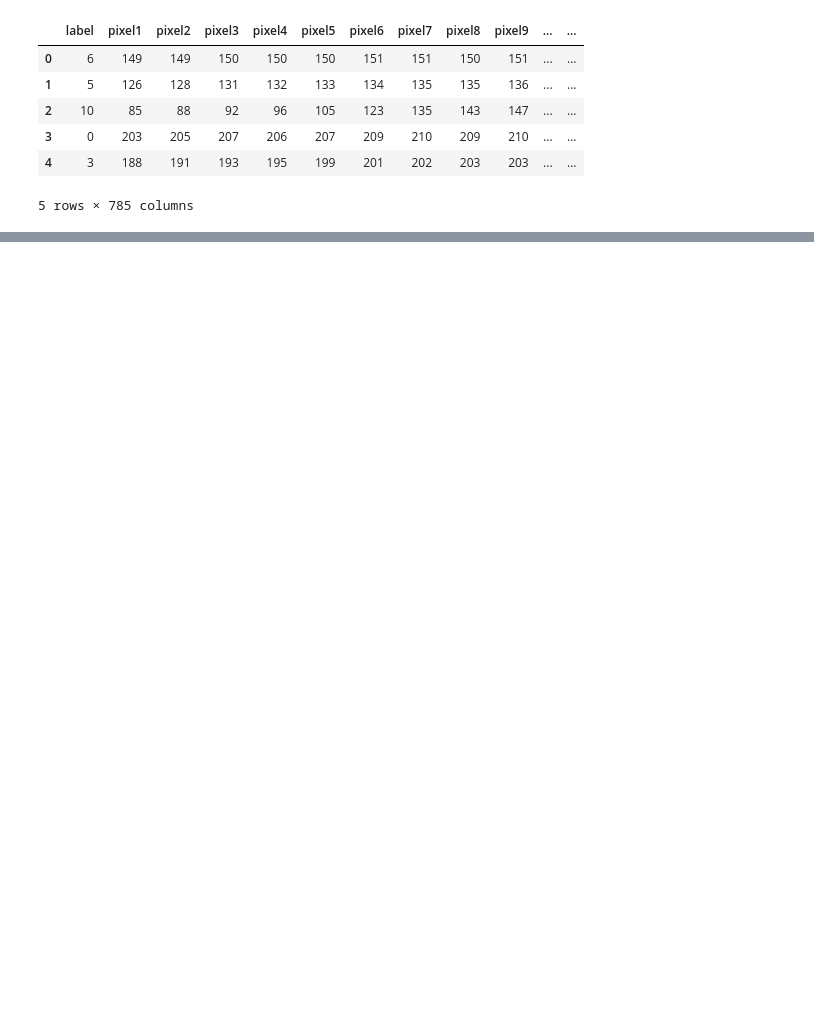
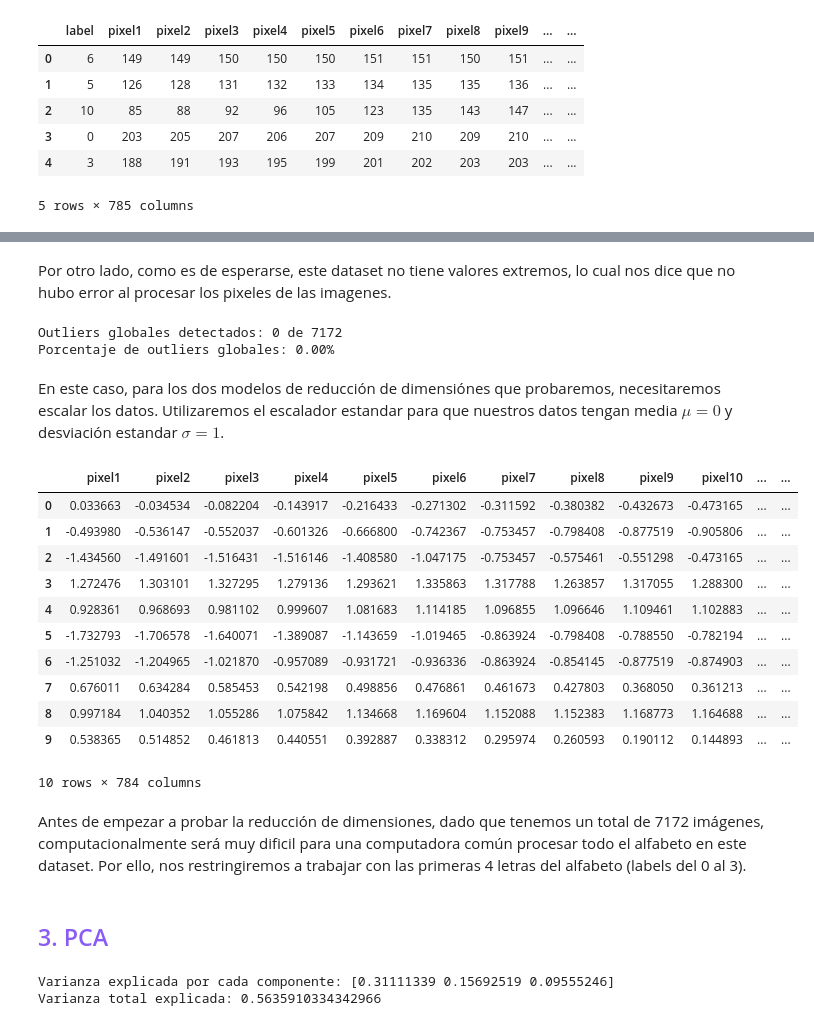
Before and after one commit to AuriRaven/Unsupervised_Learning, a Jupyter notebook: Practica_1.ipynb, the cells around one changed output, grey strips where cells are left out. Cells and saved outputs as stored; diff of their text form; code cells hidden in the pictures; blank space fills up the shorter version.

```diff
--- a/Practica_1.ipynb
+++ b/Practica_1.ipynb
@@ -707,0 +742,36 @@ df_3.head()
+# %% [markdown]
+Por otro lado, como es de esperarse, este dataset no tiene valores extremos, lo cual nos dice que no hubo error al procesar los pixeles de las imagenes.
+# %%
+# Revisar outliers
+z_scores = np.abs((df_3 - df_3.mean()) / df_2.std())
+outliers_global = (z_scores > 3).any(axis=1)  # puntos fuera de 3 desviaciones
+print(f"Outliers globales detectados: {outliers_global.sum()} de {len(df_3)}")
+print(f"Porcentaje de outliers globales: {(outliers_global.sum() / len(df_3)) * 100:.2f}%")
+# %% [output]
+Outliers globales detectados: 0 de 7172
+Porcentaje de outliers globales: 0.00%
+# %% [markdown]
+En este caso, para los dos modelos de reducción de dimensiónes que probaremos, necesitaremos escalar los datos. Utilizaremos el escalador estandar para que nuestros datos tengan media $\mu=0$ y desviación estandar $\sigma=1$.
+# %%
+from sklearn.preprocessing import StandardScaler
+
+scaler = StandardScaler()
+columns=df_3.columns
+df_3 = scaler.fit_transform(df_3)
+df_3 = pd.DataFrame(data=df_3,columns=df_3_original.columns[1:])
+df_3.head(10)
+# %% [output]
+|  | pixel1 | pixel2 | pixel3 | pixel4 | pixel5 | pixel6 | pixel7 | pixel8 | pixel9 | pixel10 | ... | ... |
+| 0 | 0.033663 | -0.034534 | -0.082204 | -0.143917 | -0.216433 | -0.271302 | -0.311592 | -0.380382 | -0.432673 | -0.473165 | ... | ... |
+| 1 | -0.493980 | -0.536147 | -0.552037 | -0.601326 | -0.666800 | -0.742367 | -0.753457 | -0.798408 | -0.877519 | -0.905806 | ... | ... |
+| 2 | -1.434560 | -1.491601 | -1.516431 | -1.516146 | -1.408580 | -1.047175 | -0.753457 | -0.575461 | -0.551298 | -0.473165 | ... | ... |
+| 3 | 1.272476 | 1.303101 | 1.327295 | 1.279136 | 1.293621 | 1.335863 | 1.317788 | 1.263857 | 1.317055 | 1.288300 | ... | ... |
+| 4 | 0.928361 | 0.968693 | 0.981102 | 0.999607 | 1.081683 | 1.114185 | 1.096855 | 1.096646 | 1.109461 | 1.102883 | ... | ... |
+| 5 | -1.732793 | -1.706578 | -1.640071 | -1.389087 | -1.143659 | -1.019465 | -0.863924 | -0.798408 | -0.788550 | -0.782194 | ... | ... |
+| 6 | -1.251032 | -1.204965 | -1.021870 | -0.957089 | -0.931721 | -0.936336 | -0.863924 | -0.854145 | -0.877519 | -0.874903 | ... | ... |
+| 7 | 0.676011 | 0.634284 | 0.585453 | 0.542198 | 0.498856 | 0.476861 | 0.461673 | 0.427803 | 0.368050 | 0.361213 | ... | ... |
+| 8 | 0.997184 | 1.040352 | 1.055286 | 1.075842 | 1.134668 | 1.169604 | 1.152088 | 1.152383 | 1.168773 | 1.164688 | ... | ... |
+| 9 | 0.538365 | 0.514852 | 0.461813 | 0.440551 | 0.392887 | 0.338312 | 0.295974 | 0.260593 | 0.190112 | 0.144893 | ... | ... |
+10 rows × 784 columns
+# %% [markdown]
+Antes de empezar a probar la reducción de dimensiones, dado que tenemos un total de 7172 imágenes, computacionalmente será muy dificil para una computadora común procesar todo el alfabeto en este dataset. Por ello, nos restringiremos a trabajar con las primeras 4 letras del alfabeto (labels del 0 al 3).
@@ -707,0 +789,43 @@ df_3.head()
+# %% [markdown]
+## <span style="color: rgb(138, 92, 245);">3. PCA</span>
+# %%
+from sklearn.decomposition import PCA
+import plotly.express as px
+
+#Aplicar PCA con 3 componentes ---
+pca = PCA(n_components=3, random_state=42)
+X_pca = pca.fit_transform(X)  # X es tu matriz de pixeles escalada
+
+# Crear DataFrame con los resultados
+df_pca = pd.DataFrame(X_pca, columns=['PC1', 'PC2', 'PC3'])
+df_pca['label'] = y.values  # las etiquetas originales (0–5)
+
+#Mapeo numérico → letras
+label_map = {0:'A', 1:'B', 2:'C', 3:'D'}
+df_pca['Letra'] = df_pca['label'].map(label_map)
+
+#Graficar PCA en 3D ---
+fig = px.scatter_3d(
+    df_pca,
+    x='PC1', y='PC2', z='PC3',
+    color='Letra',
+    title="PCA 3D — Lenguaje de Señas (Letras A–D)",
+    template='plotly_dark',
+    color_discrete_sequence=px.colors.qualitative.Bold
+)
+
+# Personalizar apariencia
+fig.update_traces(marker=dict(size=4, opacity=0.8))
+fig.update_layout(scene=dict(
+    xaxis_title='PC1',
+    yaxis_title='PC2',
+    zaxis_title='PC3'
+))
+fig.show()
+
+#Ver la varianza explicada ---
+print("Varianza explicada por cada componente:", pca.explained_variance_ratio_)
+print("Varianza total explicada:", pca.explained_variance_ratio_.sum())
+# %% [output]
+Varianza explicada por cada componente: [0.31111339 0.15692519 0.09555246]
+Varianza total explicada: 0.5635910334342966
```
Also changed, not shown: parts of 18 cells of this notebook.
